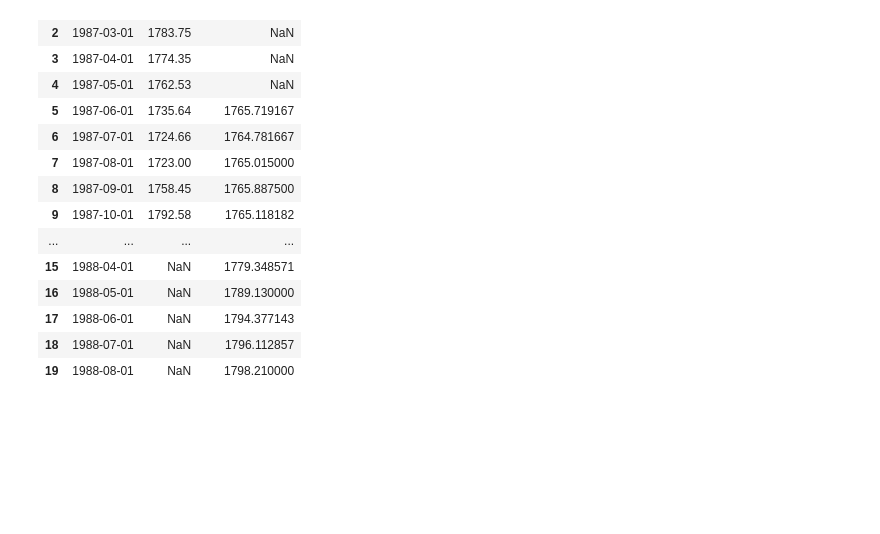
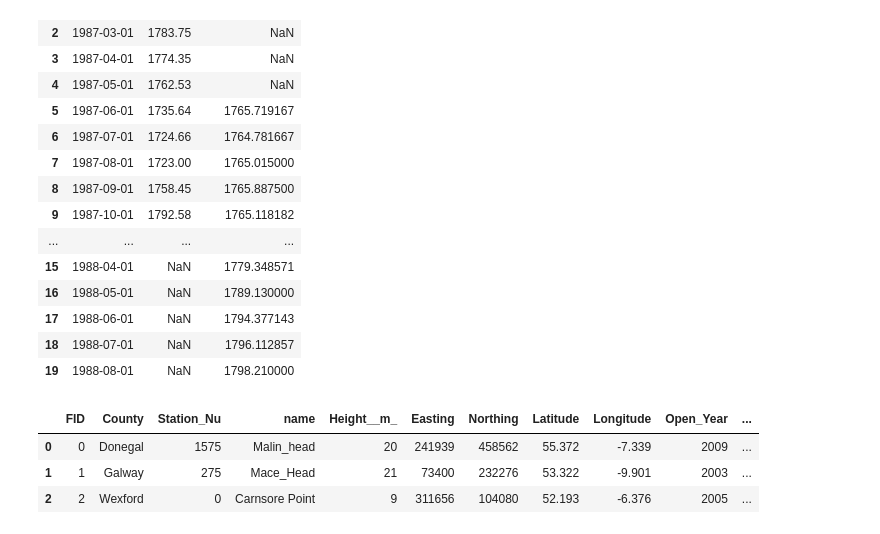
Before and after one commit to ClimateIreland/CI-Climate-Status-Tool, a Jupyter notebook: dash_app/notebooks/_2_11_Methane.ipynb, the cells around one changed output. Drawn from its saved outputs; the diff is of its cells as text; code cells hidden in the pictures; blank space fills up the shorter version.

```diff
--- a/dash_app/notebooks/_2_11_Methane.ipynb
+++ b/dash_app/notebooks/_2_11_Methane.ipynb
@@ -91,3 +91,13 @@ figure_2_11.update_xaxes(title_text='Year',
                         )
 
 figure_2_11.show()
+# %%
+data_path = DATA_PATH+'Atmospheric_Domain/2.11Methane/Map2.11/'
+dataDF = pd.read_csv(data_path+'Map2.11_StationTable.txt', delimiter = ",")
+# dataDF["size"]=0
+dataDF
+# %% [output]
+|  | FID | County | Station_Nu | name | Height__m_ | Easting | Northing | Latitude | Longitude | Open_Year | ... |
+| 0 | 0 | Donegal | 1575 | Malin_head | 20 | 241939 | 458562 | 55.372 | -7.339 | 2009 | ... |
+| 1 | 1 | Galway | 275 | Mace_Head | 21 | 73400 | 232276 | 53.322 | -9.901 | 2003 | ... |
+| 2 | 2 | Wexford | 0 | Carnsore Point | 9 | 311656 | 104080 | 52.193 | -6.376 | 2005 | ... |
```
Also changed, not shown: 12 other files.
